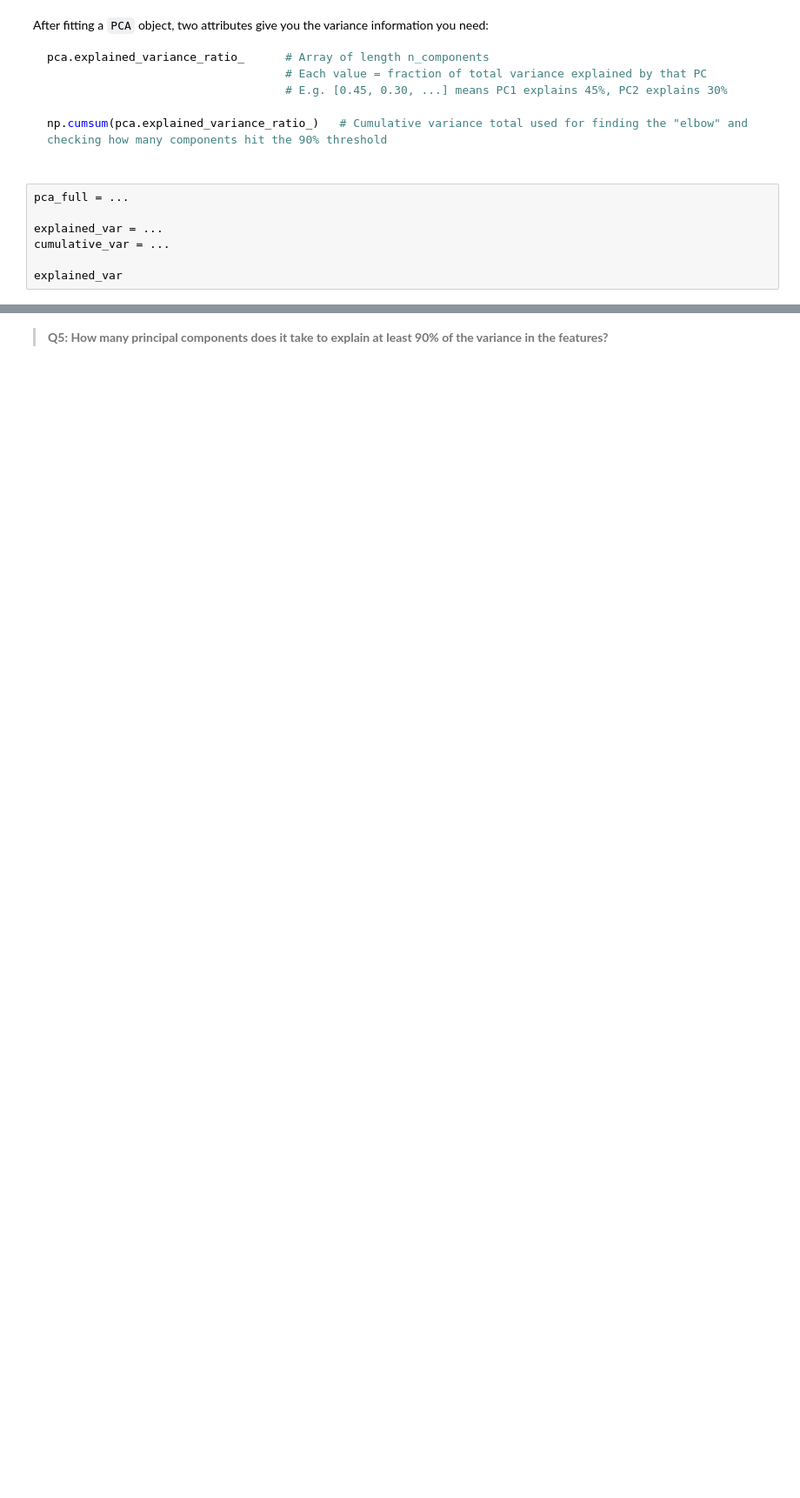
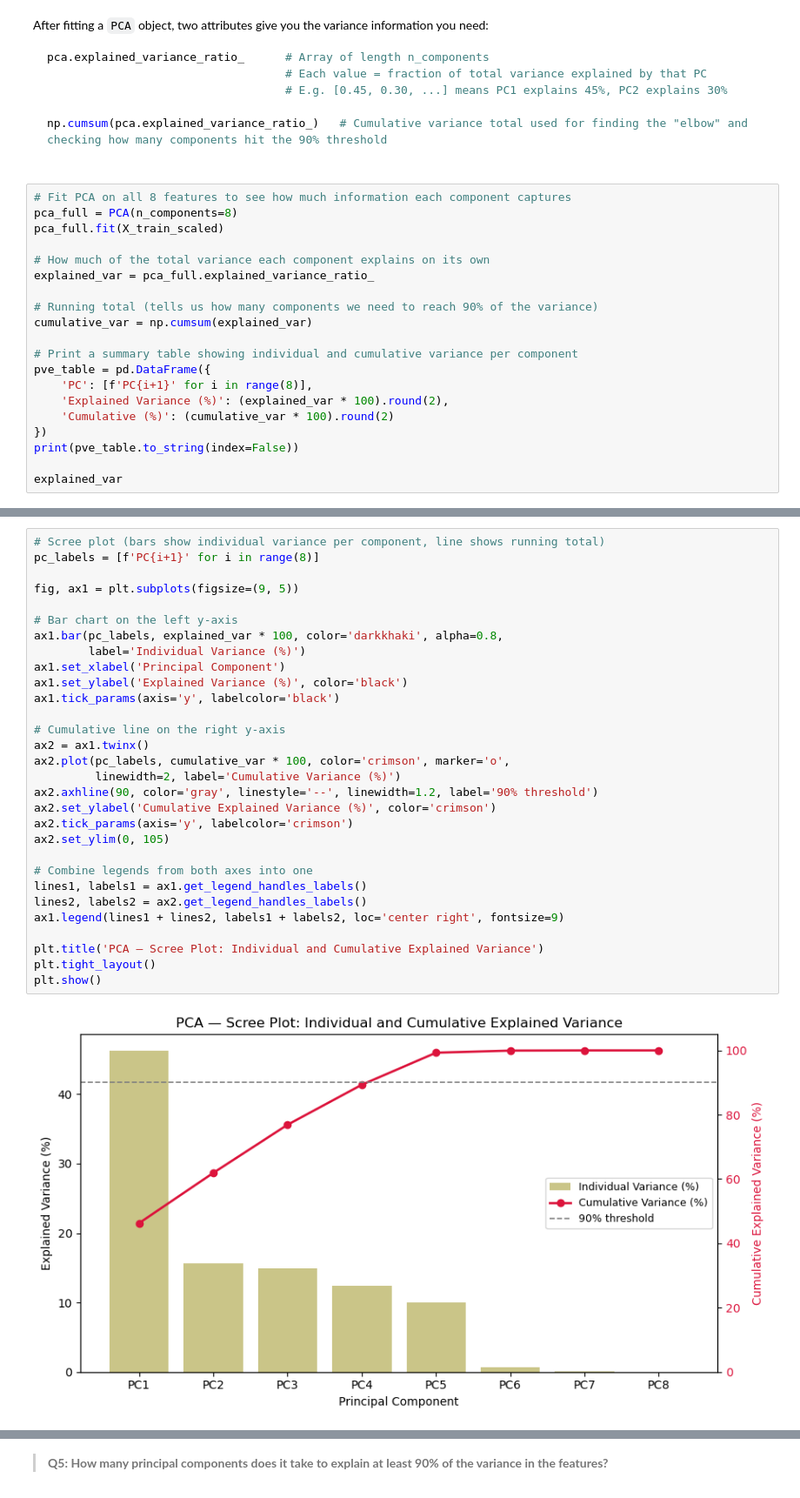
Before and after one commit to aakriti-poudel-chhetri/assignment-3, a Jupyter notebook: task1/hw3-task1.ipynb, the cells around one changed output, grey strips where cells are left out. Shown at 87% size. Cells and saved outputs as stored; diff of their text form; blank space fills up the shorter version.

````diff
--- a/task1/hw3-task1.ipynb
+++ b/task1/hw3-task1.ipynb
@@ -481,9 +481,22 @@ np.cumsum(pca.explained_variance_ratio_)   # Cumulative variance total used for
 
 ```
 # %%
-pca_full = ...
+# Fit PCA on all 8 features to see how much information each component captures
+pca_full = PCA(n_components=8)
+pca_full.fit(X_train_scaled)
 
-explained_var = ...
-cumulative_var = ...
+# How much of the total variance each component explains on its own
+explained_var = pca_full.explained_variance_ratio_
+
+# Running total (tells us how many components we need to reach 90% of the variance)
+cumulative_var = np.cumsum(explained_var)
+
+# Print a summary table showing individual and cumulative variance per component
+pve_table = pd.DataFrame({
+    'PC': [f'PC{i+1}' for i in range(8)],
+    'Explained Variance (%)': (explained_var * 100).round(2),
+    'Cumulative (%)': (cumulative_var * 100).round(2)
+})
+print(pve_table.to_string(index=False))
 
 explained_var
@@ -489,0 +515,32 @@ explained_var
+# %%
+# Scree plot (bars show individual variance per component, line shows running total)
+pc_labels = [f'PC{i+1}' for i in range(8)]
+
+fig, ax1 = plt.subplots(figsize=(9, 5))
+
+# Bar chart on the left y-axis
+ax1.bar(pc_labels, explained_var * 100, color='darkkhaki', alpha=0.8,
+        label='Individual Variance (%)')
+ax1.set_xlabel('Principal Component')
+ax1.set_ylabel('Explained Variance (%)', color='black')
+ax1.tick_params(axis='y', labelcolor='black')
+
+# Cumulative line on the right y-axis
+ax2 = ax1.twinx()
+ax2.plot(pc_labels, cumulative_var * 100, color='crimson', marker='o',
+         linewidth=2, label='Cumulative Variance (%)')
+ax2.axhline(90, color='gray', linestyle='--', linewidth=1.2, label='90% threshold')
+ax2.set_ylabel('Cumulative Explained Variance (%)', color='crimson')
+ax2.tick_params(axis='y', labelcolor='crimson')
+ax2.set_ylim(0, 105)
+
+# Combine legends from both axes into one
+lines1, labels1 = ax1.get_legend_handles_labels()
+lines2, labels2 = ax2.get_legend_handles_labels()
+ax1.legend(lines1 + lines2, labels1 + labels2, loc='center right', fontsize=9)
+
+plt.title('PCA — Scree Plot: Individual and Cumulative Explained Variance')
+plt.tight_layout()
+plt.show()
+# %% [output]
+[figure, added]
````
Also changed, not shown: parts of 14 cells of this notebook.
